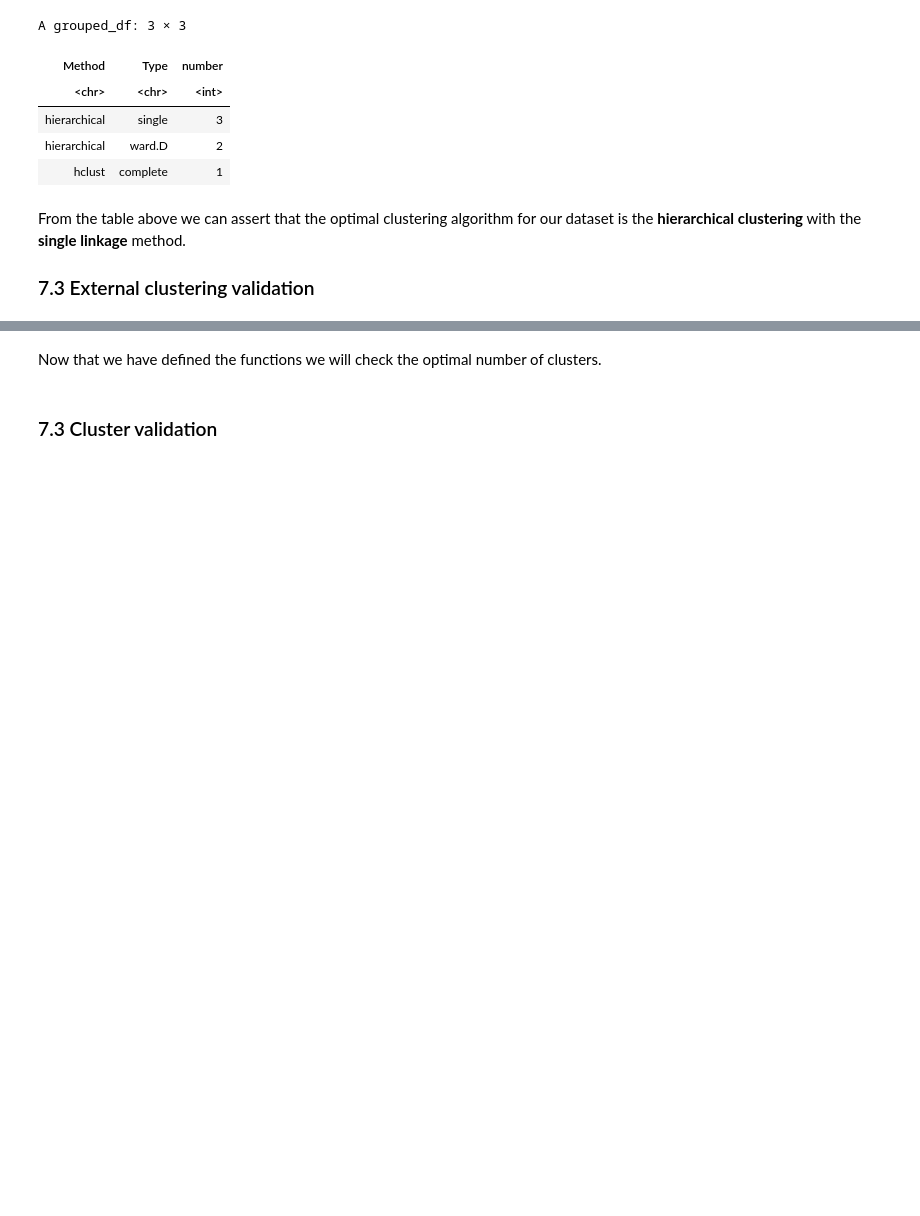
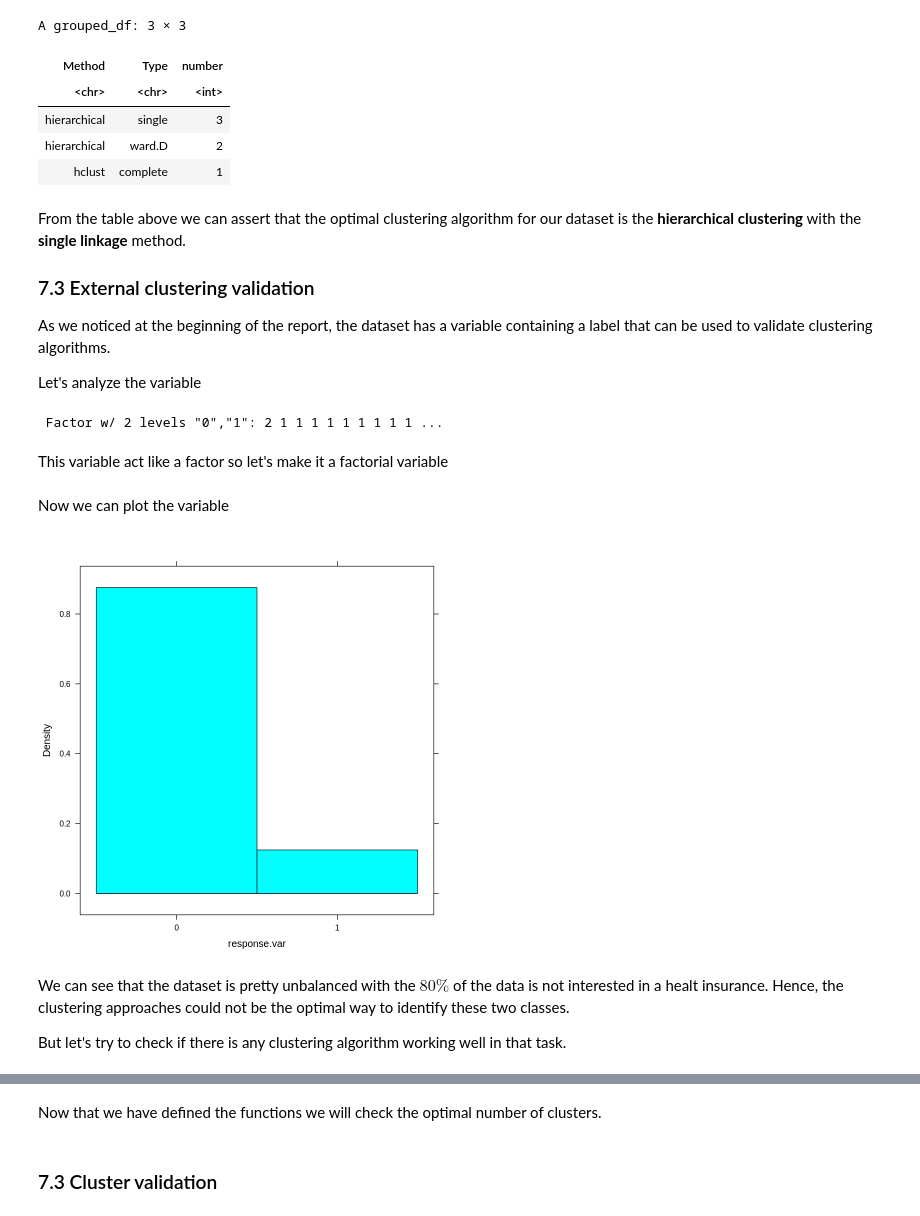
Before and after one commit to biagio-incardona/biagio-incardona.github.io, a Jupyter notebook: Report_Incardona_Biagio.ipynb, the cells around one changed output, grey strips where cells are left out. Saved outputs shown, nothing was run; the diff lists cells and outputs as text; code cells hidden in the pictures; blank space fills up the shorter version.

```diff
--- a/Report_Incardona_Biagio.ipynb
+++ b/Report_Incardona_Biagio.ipynb
@@ -1360,6 +1356,28 @@ A grouped_df: 3 × 3
 From the table above we can assert that the optimal clustering algorithm for our dataset is the **hierarchical clustering** with the **single linkage** method.
 
 ### 7.3 External clustering validation
+
+As we noticed at the beginning of the report, the dataset has a variable containing a label that can be used to validate clustering algorithms.
+
+Let's analyze the variable
+# %%
+str(response.var)
+# %% [output]
+ Factor w/ 2 levels "0","1": 2 1 1 1 1 1 1 1 1 1 ...
+# %% [markdown]
+This variable act like a factor so let's make it a factorial variable
+# %%
+response.var <- as.factor(response.var)
+# %% [markdown]
+Now we can plot the variable
+# %%
+histogram(response.var, type = "density")
+# %% [output]
+[figure, added]
+# %% [markdown]
+We can see that the dataset is pretty unbalanced with the $80\%$ of the data is not interested in a healt insurance. Hence, the clustering approaches could not be the optimal way to identify these two classes.
+
+But let's try to check if there is any clustering algorithm working well in that task.
 # %%
 #install.packages("fpc")
 checkBestN(insurance.scaled[1:20,], dist = as.dist(gower.dist(insurance.scaled[1:20,])), max.nc = 4)
```
Also changed, not shown: parts of 5 cells of this notebook.
